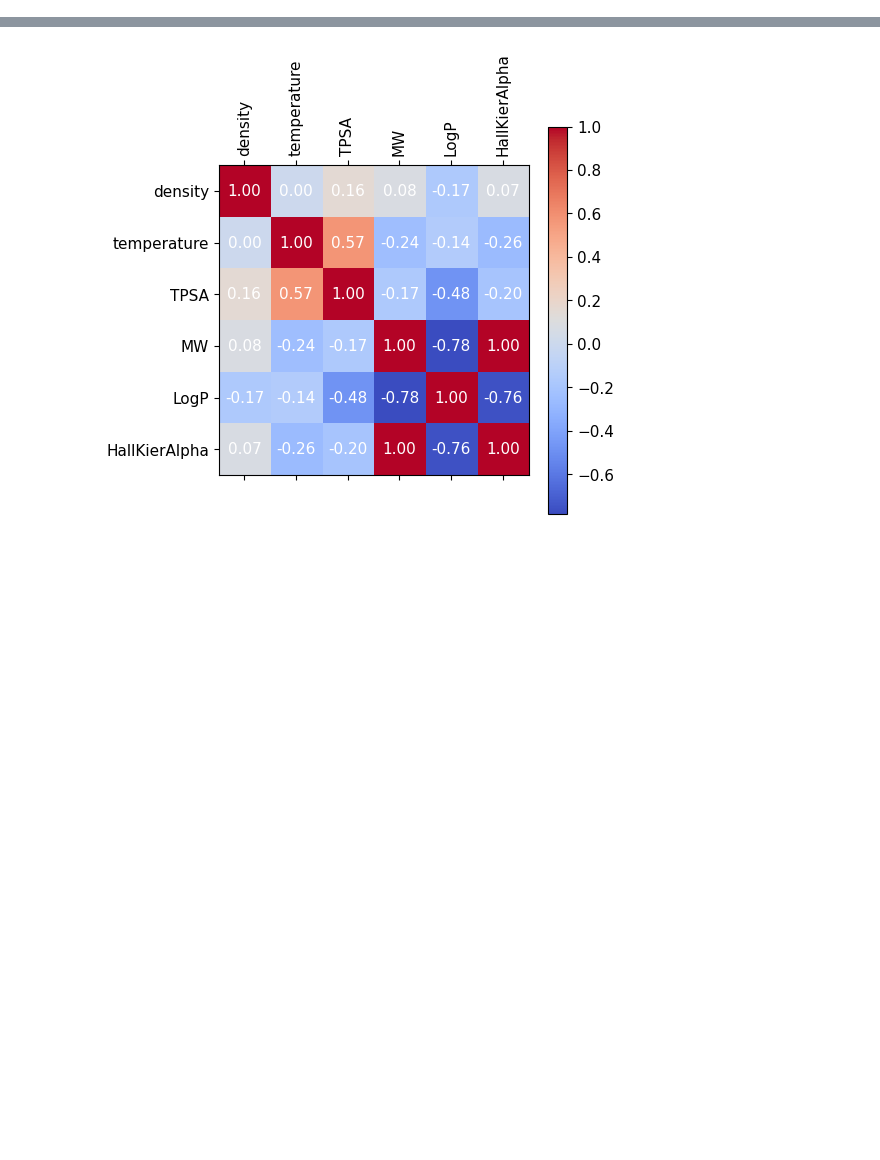
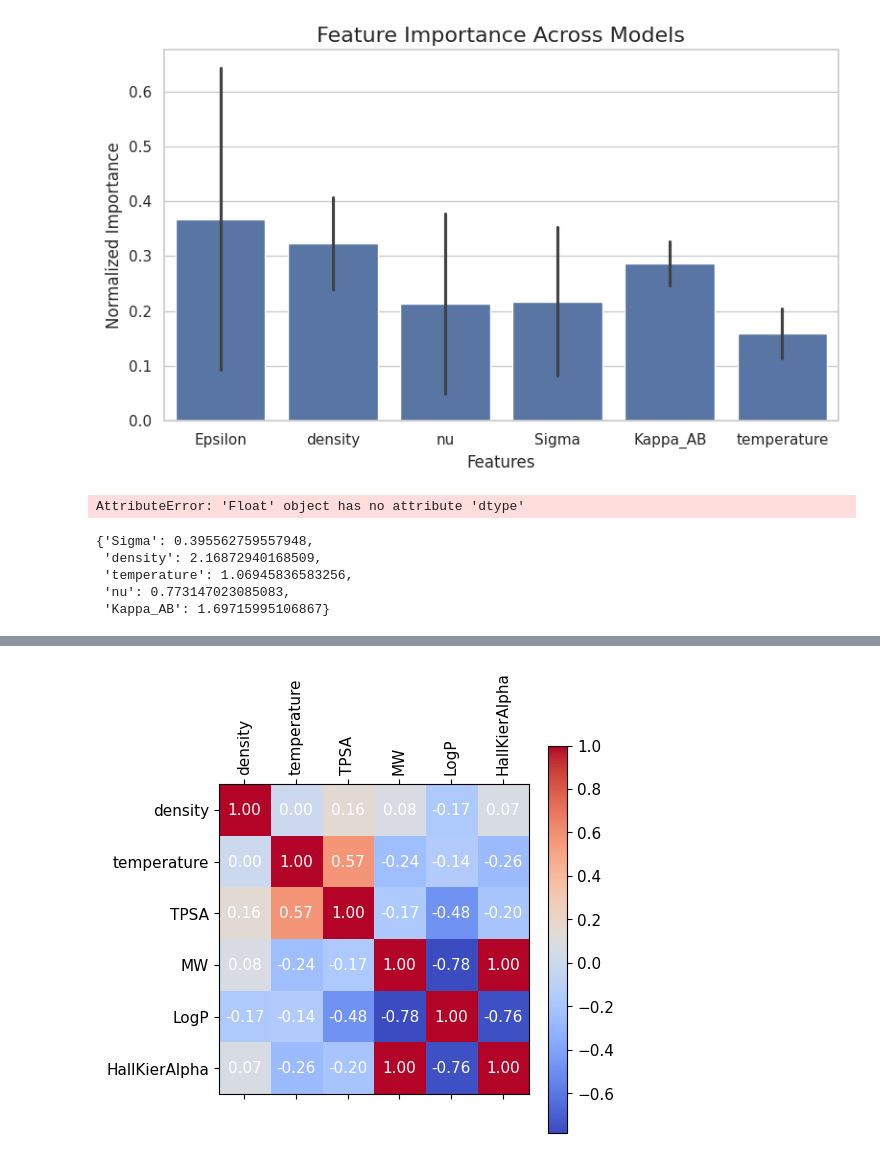
Before and after one commit to RuilongWang1215/ML-uv-theory, a Jupyter notebook: test_ml.ipynb, the cells around one changed output, grey strips where cells are left out. Cells and saved outputs as stored; diff of their text form; code cells hidden in the pictures; blank space fills up the shorter version.

```diff
--- a/test_ml.ipynb
+++ b/test_ml.ipynb
@@ -365,0 +448,33 @@ $\displaystyle - \frac{0.77170291131142 temperature^{2}}{\left(LogP - TPSA + \fr
+# %%
+importance_long = importance_table.reset_index().melt(
+    id_vars='index',  # Preserve model names if needed
+    var_name='Feature',  # Column name for features
+    value_name='Importance'  # Column name for importance values
+)
+importance_long['Importance'] = importance_long['Importance'].astype(float)
+# %%
+plt.figure(figsize=(8, 5))
+#sns.boxplot(data=importance_long, x='Feature', y='Importance')
+# plot barplot with error bars, from highest to lowest mean importance
+importance_long = importance_long.sort_values('Importance', ascending=False)
+sns.barplot(data=importance_long, x='Feature', y='Importance', ci='sd')
+plt.title('Feature Importance Across Models', fontsize=16)
+plt.xticks(rotation=0)
+plt.ylabel('Normalized Importance')
+plt.xlabel('Features')
+plt.tight_layout()
+plt.show()
+# %% [output]
+[figure, added]
+# %%
+importance_table.iloc[0,3]
+# %% [output]
+AttributeError: 'Float' object has no attribute 'dtype'
+# %%
+variable_importance
+# %% [output]
+{'Sigma': 0.395562759557948,
+ 'density': 2.16872940168509,
+ 'temperature': 1.06945836583256,
+ 'nu': 0.773147023085083,
+ 'Kappa_AB': 1.69715995106867}
```
Also changed, not shown: parts of 17 cells of this notebook, 29 other files.
